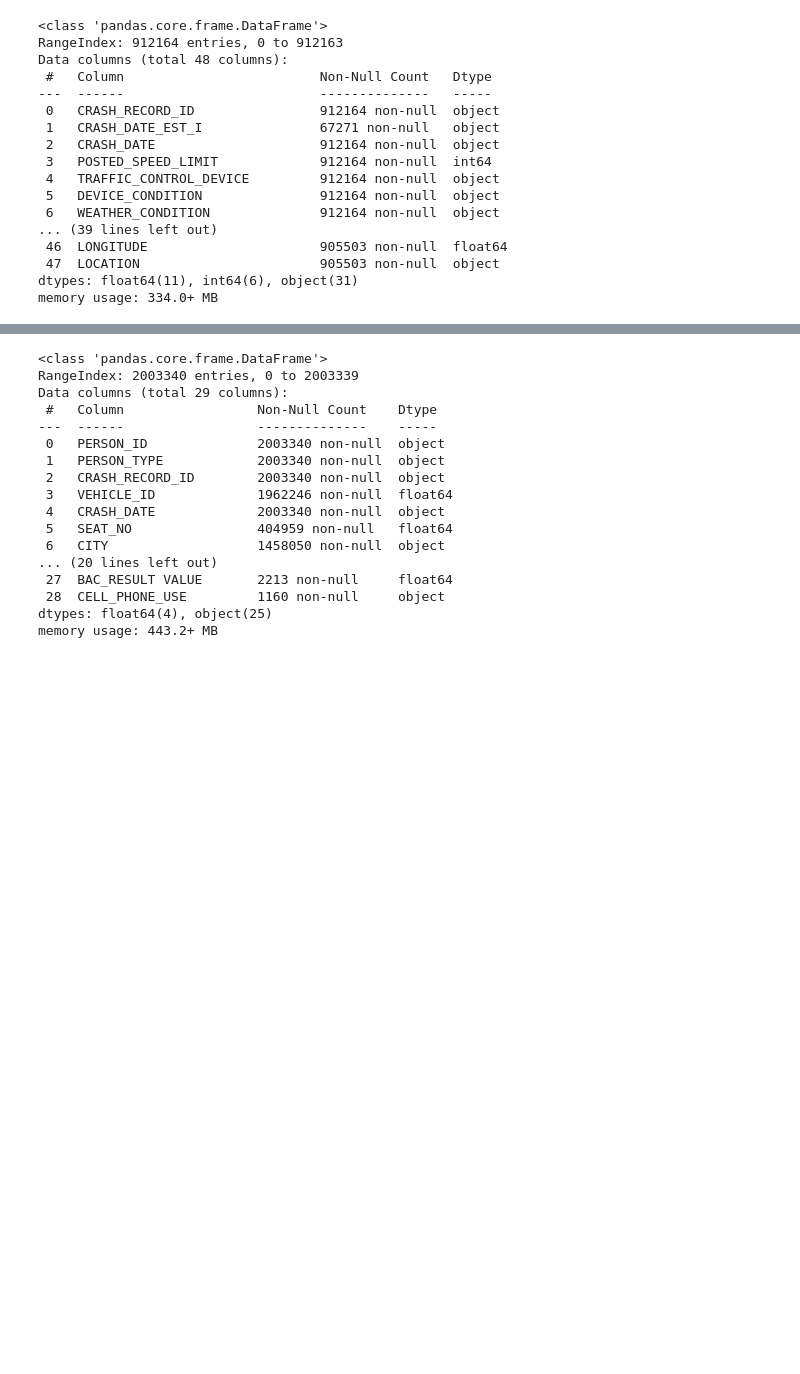
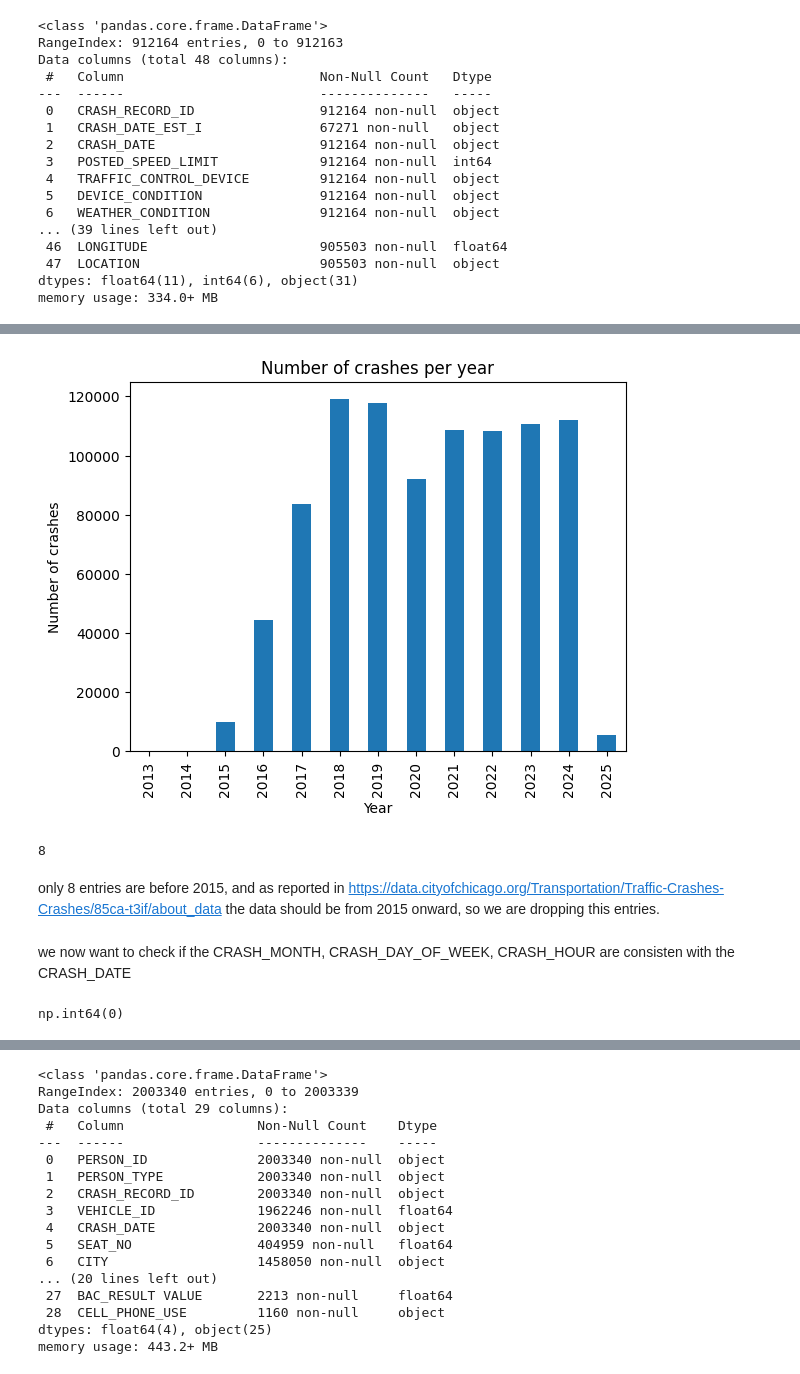
Before and after one commit to lavo2/DataMining-Project, a Jupyter notebook: 1-understanding.ipynb, the cells around one changed output, grey strips where cells are left out. Drawn from its saved outputs; the diff is of its cells as text; code cells hidden in the pictures; blank space fills up the shorter version.

```diff
--- a/1-understanding.ipynb
+++ b/1-understanding.ipynb
@@ -29,0 +85,17 @@ memory usage: 334.0+ MB
+# %%
+# casting dates
+crashes['DATE_POLICE_NOTIFIED'] = pd.to_datetime(crashes['DATE_POLICE_NOTIFIED'])
+crashes['CRASH_DATE'] = pd.to_datetime(crashes['CRASH_DATE'])
+# casting Y/N to boolean
+yn_cols = [
+    "CRASH_DATE_EST_I",        # "Y" if date is estimated, else NaN
+    "INTERSECTION_RELATED_I",  # "Y" or "N"
+    "NOT_RIGHT_OF_WAY_I",
+    "HIT_AND_RUN_I",
+    "DOORING_I",
+    "WORK_ZONE_I",
+    "WORKERS_PRESENT_I"
+]
+for col in yn_cols:
+    # Map "Y" -> True, "N" -> False, anything else (NaN included) stays NaN
+    crashes[col] = crashes[col].map({"Y": True, "N": False})
@@ -29,0 +113,3 @@ memory usage: 334.0+ MB
+# %%
+columns_to_drop = ['TRAFFIC_CONTROL_DEVICE', 'DEVICE_CONDITION', 'REPORT_TYPE', 'PHOTOS_TAKEN_I', 'STATEMENTS_TAKEN_I']
+crashes = crashes.drop(columns=columns_to_drop)
@@ -29,0 +151,3 @@ memory usage: 334.0+ MB
+# %%
+columns_to_drop = ['CRASH_DATE_EST_I', 'DATE_POLICE_NOTIFIED']
+crashes = crashes.drop(columns=columns_to_drop)
@@ -29,0 +162,20 @@ memory usage: 334.0+ MB
+# %%
+# plot the year distribution
+import matplotlib.pyplot as plt
+import seaborn as sns
+
+crashes['CRASH_DATE'].dt.year.value_counts().sort_index().plot(kind='bar')
+plt.xlabel('Year')
+plt.ylabel('Number of crashes')
+plt.title('Number of crashes per year')
+
+plt.show()
+# %% [output]
+[figure, added]
+# %%
+crashes_subset = crashes[crashes['CRASH_DATE'].dt.year.lt(2015)]
+len(crashes_subset)
+# %% [output]
+8
+# %% [markdown]
+only 8 entries are before 2015, and as reported in https://data.cityofchicago.org/Transportation/Traffic-Crashes-Crashes/85ca-t3if/about_data the data should be from 2015 onward, so we are dropping this entries.
@@ -29,0 +184,6 @@ memory usage: 334.0+ MB
+# %% [markdown]
+we now want to check if the CRASH_MONTH, CRASH_DAY_OF_WEEK, CRASH_HOUR are consisten with the CRASH_DATE
+# %%
+(crashes['CRASH_DATE'].dt.month != crashes['CRASH_MONTH']).sum()
+# %% [output]
+np.int64(0)
```
Also changed, not shown: parts of 27 cells of this notebook, 1 other file.
